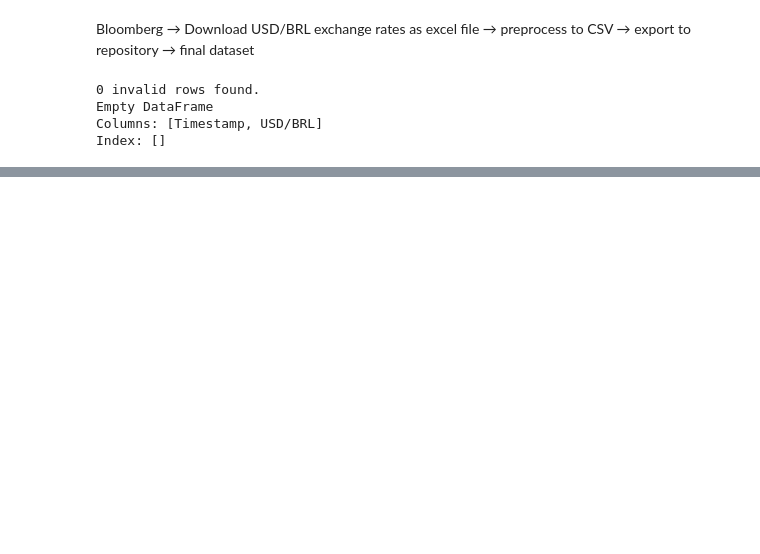
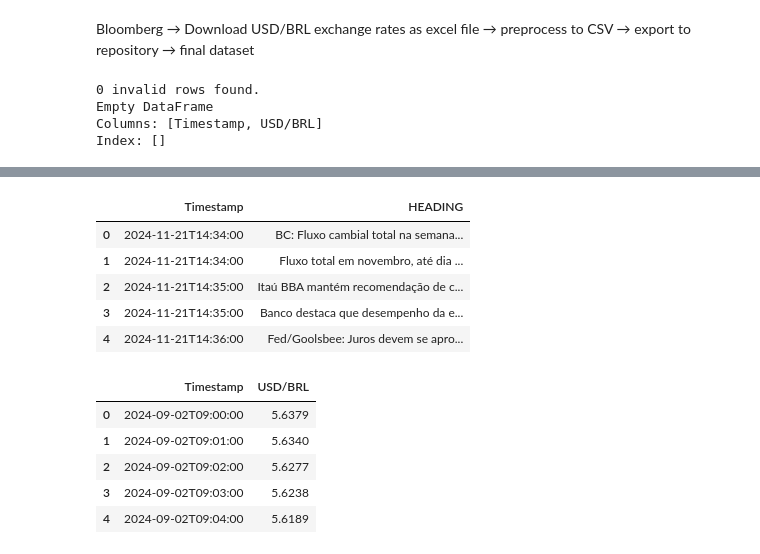
Before and after one commit to neurekt/tradewhispers, a Jupyter notebook: notebooks/baseline.ipynb, the cells around one changed output, grey strips where cells are left out. Drawn from its saved outputs; the diff is of its cells as text; code cells hidden in the pictures; blank space fills up the shorter version.

```diff
--- a/notebooks/baseline.ipynb
+++ b/notebooks/baseline.ipynb
@@ -109,0 +134,31 @@ Index: []
+# %%
+'''
+For FINBERT BASELINE only use HEADLINES not ARTICLE CONTENT and COMMENTS
+'''
+
+# Step 1: Load processed data and drop unnecessary columns
+import pandas as pd
+allen_df = pd.read_csv('../data/processed/allen-corpus.csv')
+fx_df = pd.read_csv('../data/processed/usd-brl.csv')
+
+# Drop 'ARTICLE CONTENT' and 'COMMENTS' columns if they exist
+for col in ['ARTICLE CONTENT', 'COMMENTS']:
+    if col in allen_df.columns:
+        allen_df = allen_df.drop(columns=[col])
+
+# Preview data
+display(allen_df.head())
+display(fx_df.head())
+# %% [output]
+|  | Timestamp | HEADING |
+| 0 | 2024-11-21T14:34:00 | BC: Fluxo cambial total na semana... |
+| 1 | 2024-11-21T14:34:00 | Fluxo total em novembro, até dia ... |
+| 2 | 2024-11-21T14:35:00 | Itaú BBA mantém recomendação de c... |
+| 3 | 2024-11-21T14:35:00 | Banco destaca que desempenho da e... |
+| 4 | 2024-11-21T14:36:00 | Fed/Goolsbee: Juros devem se apro... |
+|  | Timestamp | USD/BRL |
+| 0 | 2024-09-02T09:00:00 | 5.6379 |
+| 1 | 2024-09-02T09:01:00 | 5.6340 |
+| 2 | 2024-09-02T09:02:00 | 5.6277 |
+| 3 | 2024-09-02T09:03:00 | 5.6238 |
+| 4 | 2024-09-02T09:04:00 | 5.6189 |
```
Also changed, not shown: parts of 7 cells of this notebook, 32 other files.
